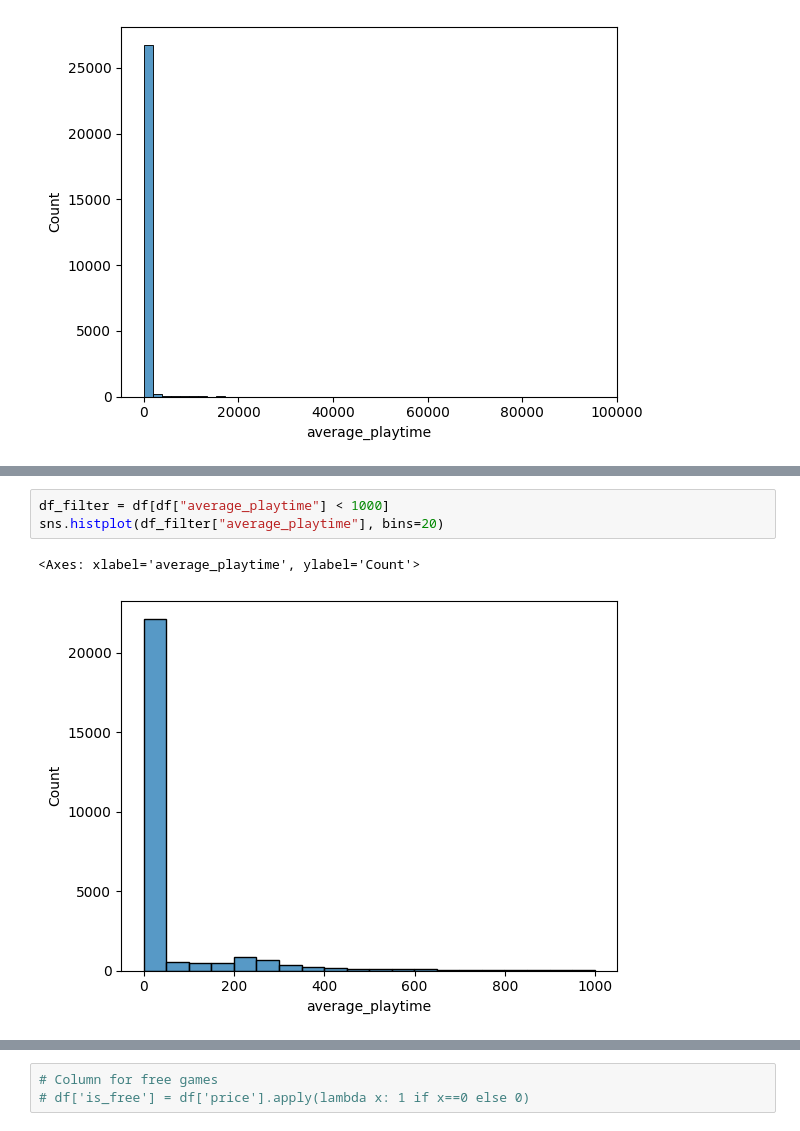
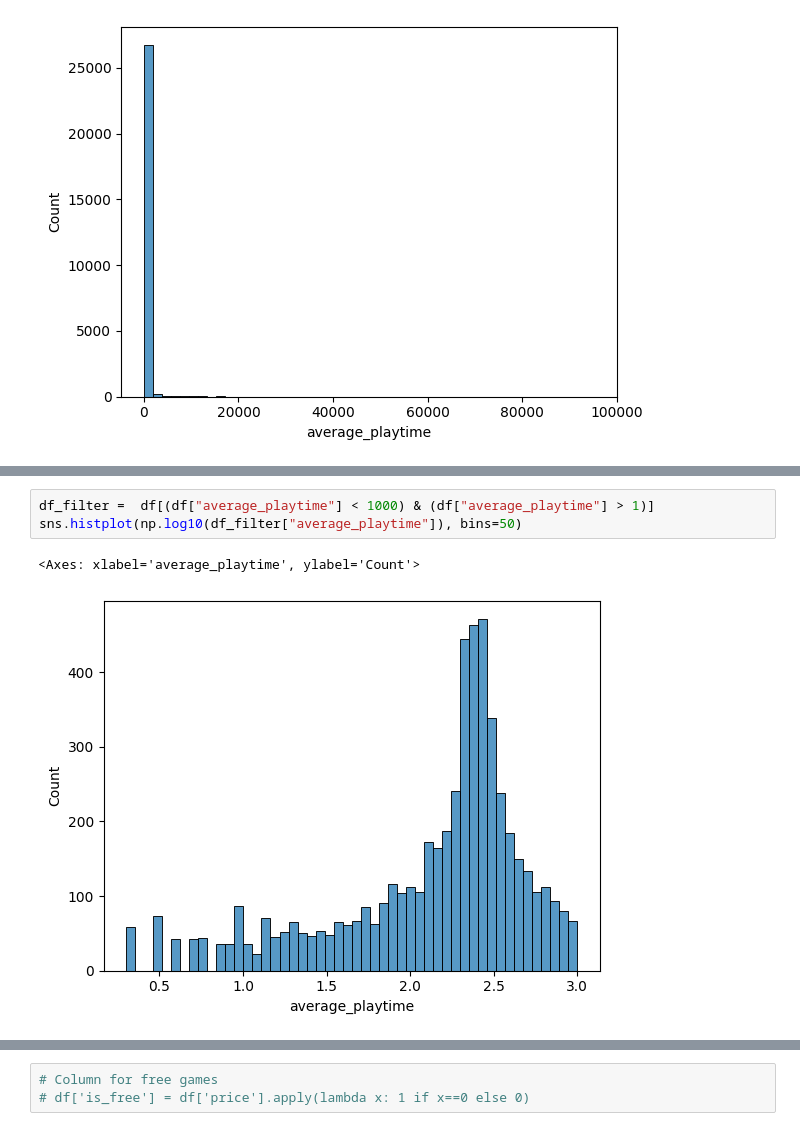
Before and after one commit to LamyaAlkhathami/Game_Addictiveness, a Jupyter notebook: notebooks/data_preprocessing.ipynb, the cells around one changed output, grey strips where cells are left out. Cells and saved outputs as stored; diff of their text form.

```diff
--- a/notebooks/data_preprocessing.ipynb
+++ b/notebooks/data_preprocessing.ipynb
@@ -81,6 +87,6 @@ sns.histplot(df["average_playtime"], bins=50)
 # %%
-df_filter = df[df["average_playtime"] < 1000]
-sns.histplot(df_filter["average_playtime"], bins=20)
+df_filter =  df[(df["average_playtime"] < 1000) & (df["average_playtime"] > 1)]
+sns.histplot(np.log10(df_filter["average_playtime"]), bins=50)
 # %% [output]
 <Axes: xlabel='average_playtime', ylabel='Count'>
-[figure, old version]
+[figure, new version]
```
Also changed, not shown: parts of 16 cells of this notebook.
